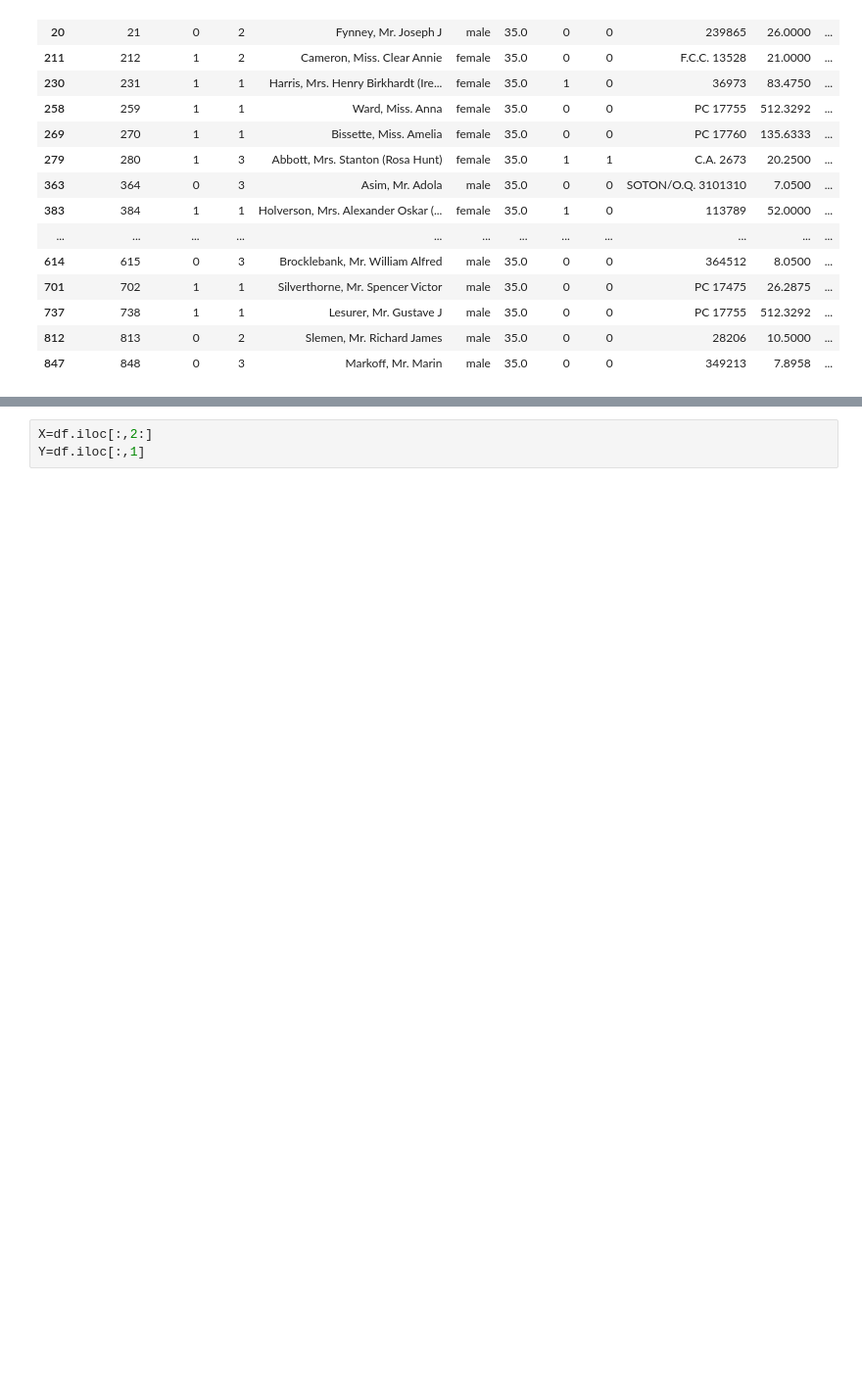
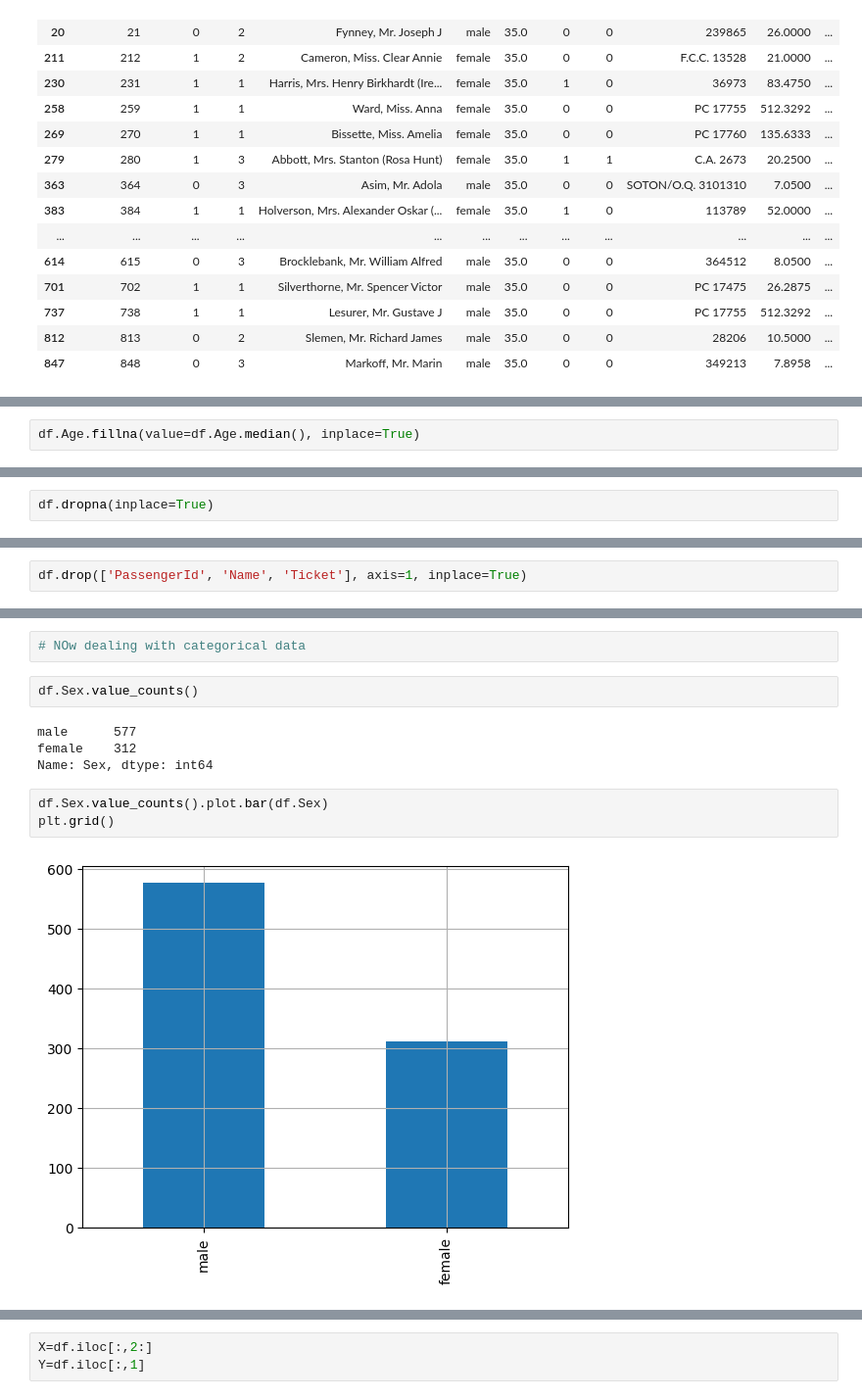
Before and after one commit to sujataprasad01/ML-Logistic-Regression-Titanic-Survival-Dataset-, a Jupyter notebook: Logistic_Regression_(Titanic_Survival_Dataset).ipynb, the cells around one changed output, grey strips where cells are left out. Shown at 98% size. Saved outputs shown, nothing was run; the diff lists cells and outputs as text; blank space fills up the shorter version.

```diff
--- a/Logistic_Regression_(Titanic_Survival_Dataset).ipynb
+++ b/Logistic_Regression_(Titanic_Survival_Dataset).ipynb
@@ -368,0 +371,2 @@ df[df.Age==35.0]
+# %%
+df.Age.fillna(value=df.Age.median(), inplace=True)
@@ -368,0 +409,2 @@ df[df.Age==35.0]
+# %%
+df.dropna(inplace=True)
@@ -368,0 +432,2 @@ df[df.Age==35.0]
+# %%
+df.drop(['PassengerId', 'Name', 'Ticket'], axis=1, inplace=True)
@@ -368,0 +450,13 @@ df[df.Age==35.0]
+# %%
+# NOw dealing with categorical data
+# %%
+df.Sex.value_counts()
+# %% [output]
+male      577
+female    312
+Name: Sex, dtype: int64
+# %%
+df.Sex.value_counts().plot.bar(df.Sex)
+plt.grid()
+# %% [output]
+[figure, added]
```
Also changed, not shown: parts of 15 cells of this notebook.
